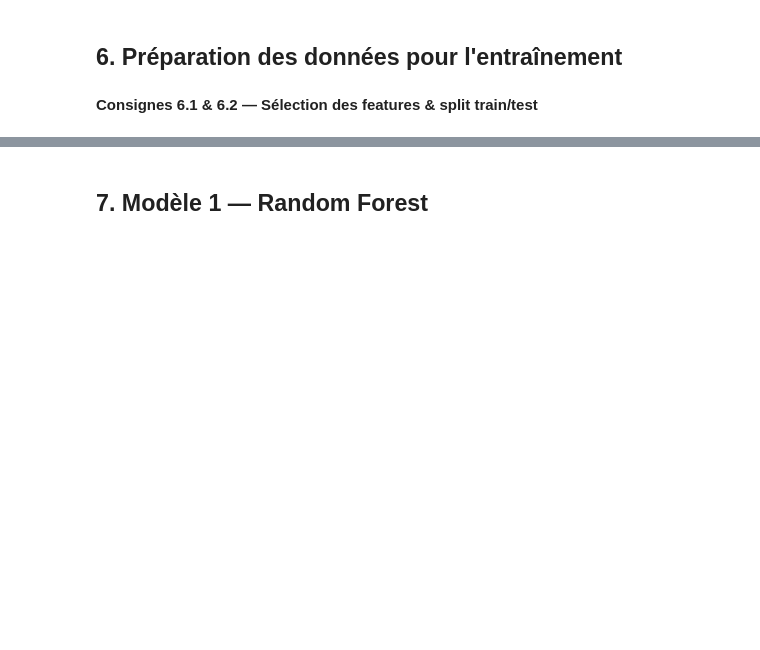
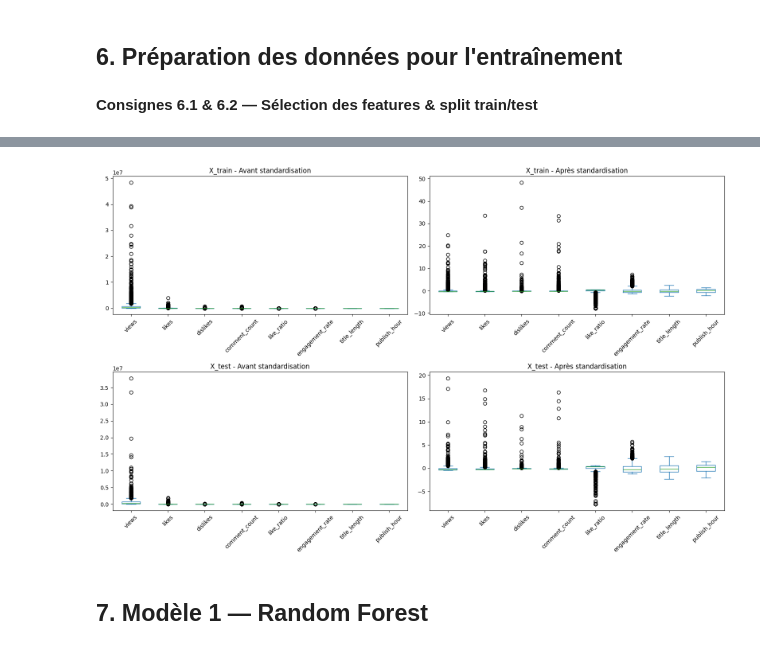
Before and after one commit to nabil-ghazali/Projet_ML_Youtube, a Jupyter notebook: projet-ml-youtube-trending-68b010e7b5bc2532236423.ipynb, the cells around one changed output, grey strips where cells are left out. Cells and saved outputs as stored; diff of their text form; code cells hidden in the pictures; blank space fills up the shorter version.

Commit message:
Préparation des données pour l'entrainement

```diff
--- a/projet-ml-youtube-trending-68b010e7b5bc2532236423.ipynb
+++ b/projet-ml-youtube-trending-68b010e7b5bc2532236423.ipynb
@@ -549,7 +528,13 @@ has_numbers
 - Une vidéo est *trending* si elle a plus de vues que le 80e percentile de sa catégorie
 # %%
 # VOTRE CODE ICI - Section 5.1
-# df_clean['is_trending'] = (df_clean.groupby('category_id')['views']
-#                                   .transform(lambda x: x > x.quantile(0.8))).astype(int)
-# print("Distribution de la variable cible:")
-# display(df_clean['is_trending'].value_counts().to_frame('count'))
+df_clean['is_trending'] = ((df_clean.groupby('category_id')['views'] # regroupe le DataFrame par category_id. Pour chaque catégorie, on prend uniquement la colonne views
+                                  .transform(lambda x: x > x         # renvoie un tableau de True/False indiquant si chaque vidéo dépasse ce seuil.
+                                  .quantile(0.8)))                   # calcule le 80ᵉ percentile (le seuil de "top 20%" des vues).
+                                  .astype(int))                      # convertit les booléens True/False en 1 et 0.
+
+print("Distribution de la variable cible:")
+display((df_clean['is_trending']
+         .value_counts()        # compte combien de vidéos ont is_trending = 0 et combien ont is_trending = 1.
+         .to_frame('count')     # transforme le résultat (une Series) en tableau (DataFrame) avec une colonne nommée count.
+         ))
@@ -584,3 +642,52 @@ has_numbers
+# %%
+import matplotlib.pyplot as plt
+import pandas as pd
+from sklearn.preprocessing import StandardScaler
+
+# --- Ton code de normalisation ---
+scaler = StandardScaler()
+
+num_cols = ['views', 'likes', 'dislikes', 'comment_count',
+            'like_ratio', 'engagement_rate', 'title_length', 'publish_hour']
+
+# On garde une copie "avant" pour comparer
+X_train_before = X_train[num_cols].copy()
+X_test_before = X_test[num_cols].copy()
+
+# Fit uniquement sur le train
+scaler.fit(X_train[num_cols])
+
+# Transformation
+X_train[num_cols] = scaler.transform(X_train[num_cols])
+X_test[num_cols]  = scaler.transform(X_test[num_cols])
+
+# --- VISUALISATION ---
+fig, axes = plt.subplots(2, 2, figsize=(16,10))
+
+# Train avant
+X_train_before.plot(kind="box", ax=axes[0,0])
+axes[0,0].set_title("X_train - Avant standardisation")
+axes[0,0].tick_params(axis='x', rotation=45)
+
+# Train après
+X_train[num_cols].plot(kind="box", ax=axes[0,1])
+axes[0,1].set_title("X_train - Après standardisation")
+axes[0,1].tick_params(axis='x', rotation=45)
+
+# Test avant
+X_test_before.plot(kind="box", ax=axes[1,0])
+axes[1,0].set_title("X_test - Avant standardisation")
+axes[1,0].tick_params(axis='x', rotation=45)
+
+# Test après
+X_test[num_cols].plot(kind="box", ax=axes[1,1])
+axes[1,1].set_title("X_test - Après standardisation")
+axes[1,1].tick_params(axis='x', rotation=45)
+
+plt.tight_layout()
+plt.show()
+# %% [output]
+[figure, added]
 # %% [markdown]
 ## 7. Modèle 1 — Random Forest
 # %% [markdown]
```
Also changed, not shown: parts of 10 cells of this notebook.
